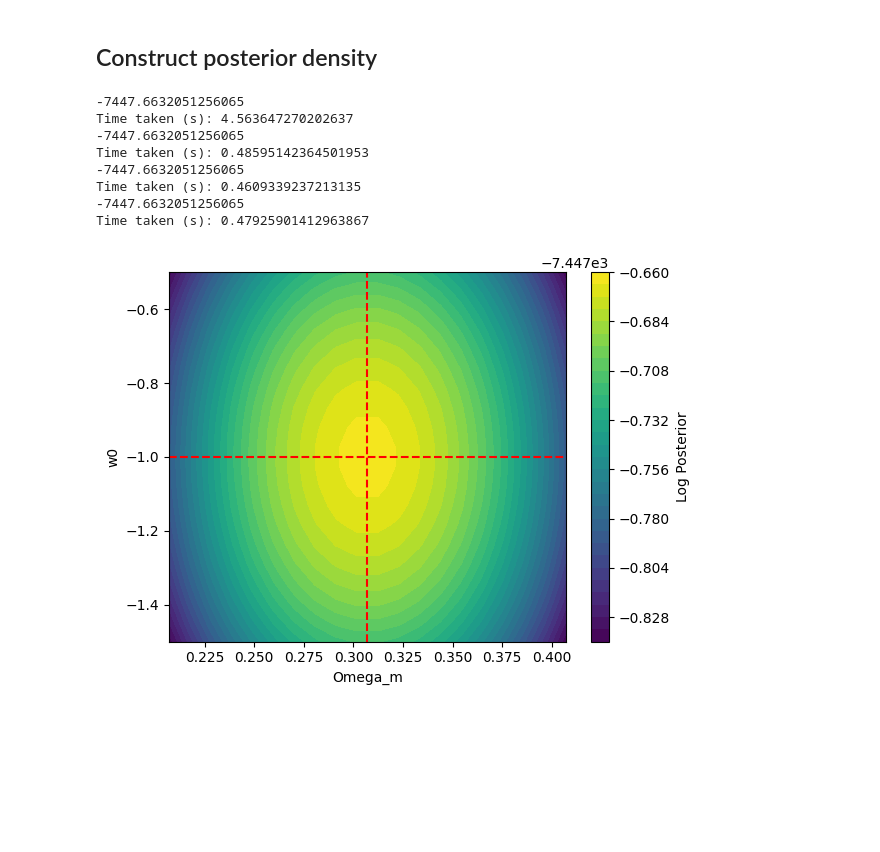
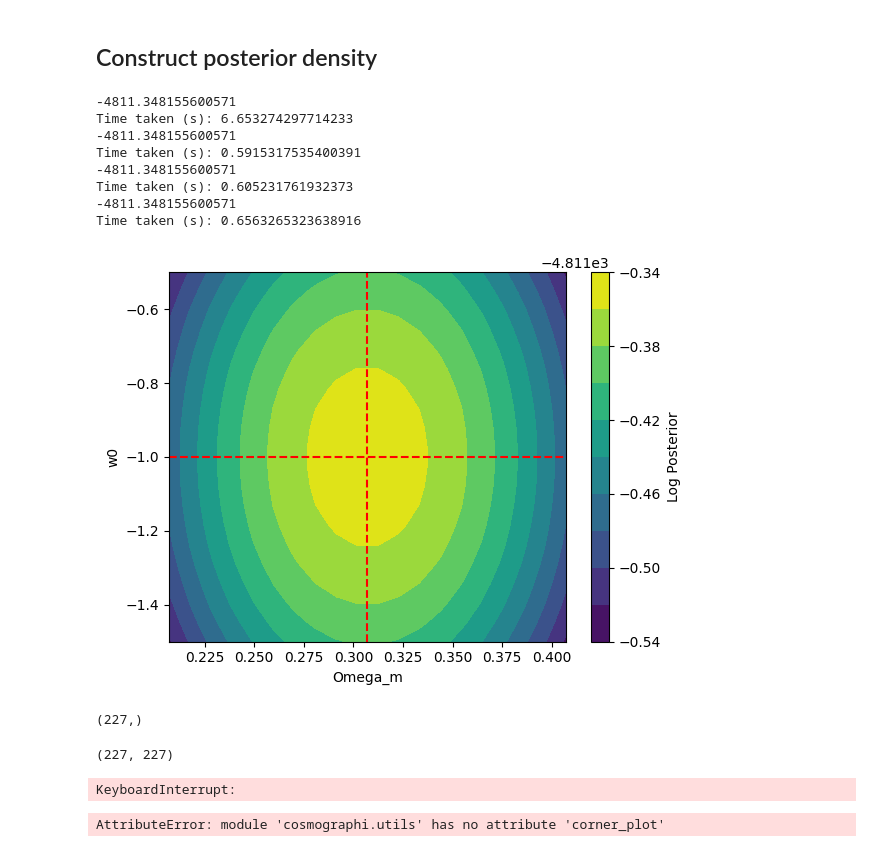
Before and after one commit to ConnorStoneAstro/cosmographi, a Jupyter notebook: docs/muzcosmology.ipynb, the cells around one changed output. Saved outputs shown, nothing was run; the diff lists cells and outputs as text; code cells hidden in the pictures; blank space fills up the shorter version.

```diff
--- a/docs/muzcosmology.ipynb
+++ b/docs/muzcosmology.ipynb
@@ -161,7 +165,7 @@ class Likelihood(ck.Module):
         self.obs_cov = obs_cov
         self.z = ck.Param("z", z[detected], description="Intrinsic redshift")
         self.vsll = jax.vmap(
-            lambda _xy, _t, _i: self.logP_zmu_theta(_i, _xy, t=_t), in_axes=(0, None, None)
+            lambda _xy, _i, _t: self.logP_zmu_theta(_i, _xy, t=_t), in_axes=(0, None, None)
         )
 
     @ck.forward
@@ -174,12 +178,11 @@ class Likelihood(ck.Module):
 
     @ck.forward
     def Z_zmu_theta(self, i, t):
-        z_obs = jnp.linspace(
-            self.rate.z_min, self.rate.z_max, 100
-        )  # fixme, midpoint rather than trapz
-        mu_obs = jnp.linspace(8, 22, 100)  # fixme, midpoint rather than trapz
+        z_obs = cg.utils.midpoints(self.rate.z_min, self.rate.z_max, 100)
+        mu_obs = cg.utils.midpoints(8, 22, 100)
         xy = jnp.stack(jnp.meshgrid(z_obs, mu_obs, indexing="ij"), axis=-1)
-        return jax.nn.logsumexp(self.vsll(xy.reshape(-1, 2), t, i))
+        dA = (z_obs[1] - z_obs[0]) * (mu_obs[1] - mu_obs[0])
+        return jax.nn.logsumexp(self.vsll(xy.reshape(-1, 2), i, t)) + jnp.log(dA)
 
     @ck.forward
     def logP_zmu_theta(self, i, zmu_obs, z=None, t=None):
@@ -285,25 +288,72 @@ start = time()
 print(posterior.log_posterior())
 print("Time taken (s):", time() - start)
 # %% [output]
--7447.6632051256065
-Time taken (s): 4.563647270202637
--7447.6632051256065
-Time taken (s): 0.48595142364501953
--7447.6632051256065
-Time taken (s): 0.4609339237213135
--7447.6632051256065
-Time taken (s): 0.47925901412963867
+-4811.348155600571
+Time taken (s): 6.653274297714233
+-4811.348155600571
+Time taken (s): 0.5915317535400391
+-4811.348155600571
+Time taken (s): 0.605231761932373
+-4811.348155600571
+Time taken (s): 0.6563265323638916
 # %%
 Om = jnp.linspace(0.207, 0.407, 20)
 Ow = jnp.linspace(-1.5, -0.5, 20)
 x = jnp.stack(jnp.meshgrid(Om, Ow, indexing="ij"), axis=-1)
 Lp = jax.vmap(posterior.log_posterior)(x.reshape(-1, 2)).reshape(20, 20)
-plt.contourf(Om, Ow, Lp, levels=30, cmap="viridis")
+plt.contourf(Om, Ow, Lp, levels=10, cmap="viridis")
 plt.axvline(cosmo_mean[0], color="r", linestyle="--", label="True Omega_m")
 plt.axhline(cosmo_mean[1], color="r", linestyle="--", label="True w0")
 plt.colorbar(label="Log Posterior")
 plt.xlabel("Omega_m")
 plt.ylabel("w0")
 plt.show()
 # %% [output]
-[figure, old version]
+[figure, new version]
+# %%
+posterior.likelihood.z.to_dynamic()
+x0 = posterior.build_params_array()
+print(x0.shape)
+
+chains = 16
+key, subkey = jax.random.split(key)
+
+# warmup
+key, subkey = jax.random.split(key)
+samples = cg.utils.mala(
+    jnp.repeat(x0[None, :], chains, axis=0),
+    posterior.log_posterior,
+    num_samples=100,
+    epsilon=0.01,
+    key=subkey,
+    progress=True,
+)
+cov = jnp.cov(samples[10:].reshape(-1, samples.shape[-1]).T)
+print(cov.shape)
+
+# production
+key, subkey = jax.random.split(key)
+samples = cg.utils.mala(
+    samples[-1],
+    posterior.log_posterior,
+    mass_matrix=cov,
+    num_samples=1000,
+    epsilon=0.05,
+    key=subkey,
+    progress=True,
+)
+# %% [output]
+(227,)
+(227, 227)
+KeyboardInterrupt:
+# %%
+from importlib import reload
+
+cg = reload(cg)
+import cosmographi as cg2
+
+fig, ax = cg2.utils.corner_plot(
+    samples.reshape(-1, samples.shape[-1]), figsize=(10, 10), reference_values=x0
+)
+# %% [output]
+AttributeError: module 'cosmographi.utils' has no attribute 'corner_plot'
```
Also changed, not shown: parts of 10 cells of this notebook, 4 other files.
